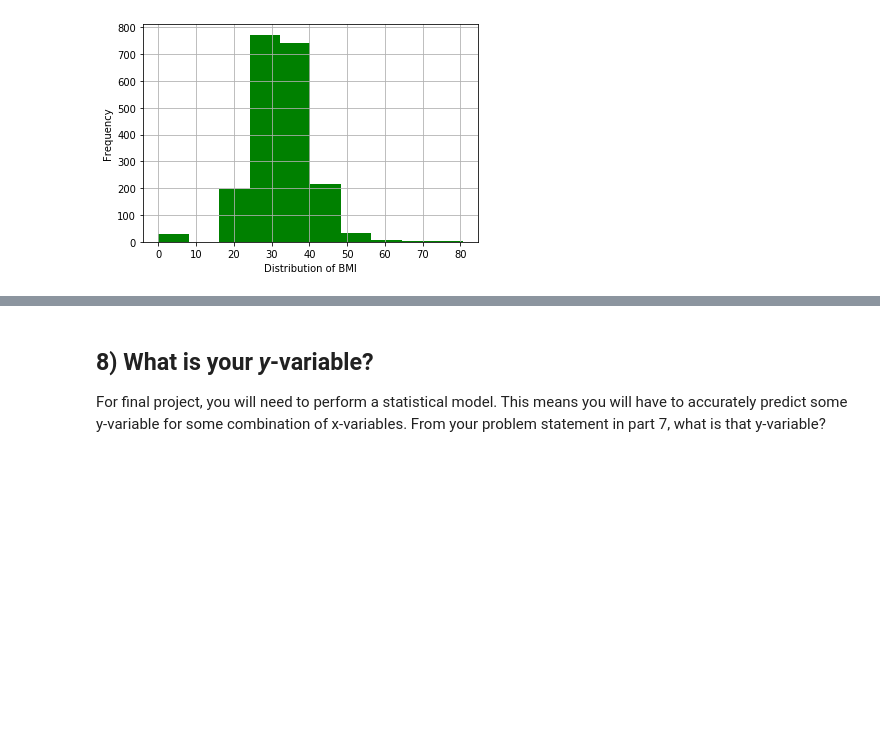
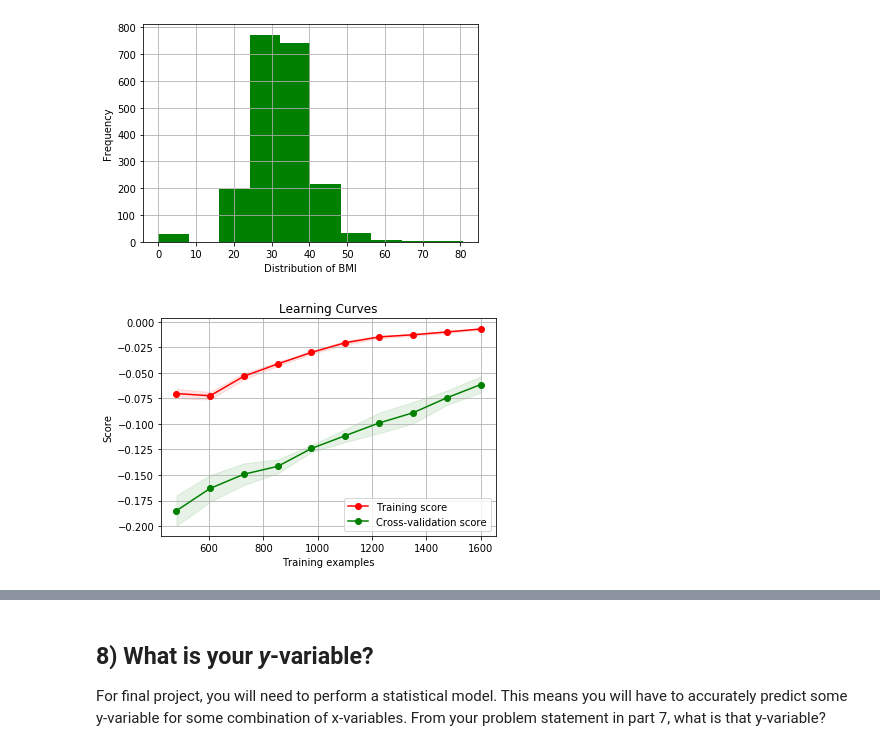
Before and after one commit to madymehlf/final-project, a Jupyter notebook: final-project.ipynb, the cells around one changed output, grey strips where cells are left out. Saved outputs shown, nothing was run; the diff lists cells and outputs as text; code cells hidden in the pictures; blank space fills up the shorter version.

```diff
--- a/final-project.ipynb
+++ b/final-project.ipynb
@@ -229,0 +231,12 @@ def plot_learning_curve(estimator, title, X, y, ylim=None, cv=None,
+# %%
+title = "Learning Curves"
+
+# Create the CV iterator
+cv_iterator = KFold(n_splits=5, shuffle=True, random_state=10)
+#model = LinearRegression()
+model = KNeighborsRegressor(n_neighbors=2)
+plot_learning_curve(model, title, X, y, cv=cv_iterator, n_jobs=4)
+#if we change neighbors to 1- the training set is good but
+plt.show()
+# %% [output]
+[figure, added]
```
Also changed, not shown: parts of 6 cells of this notebook.
